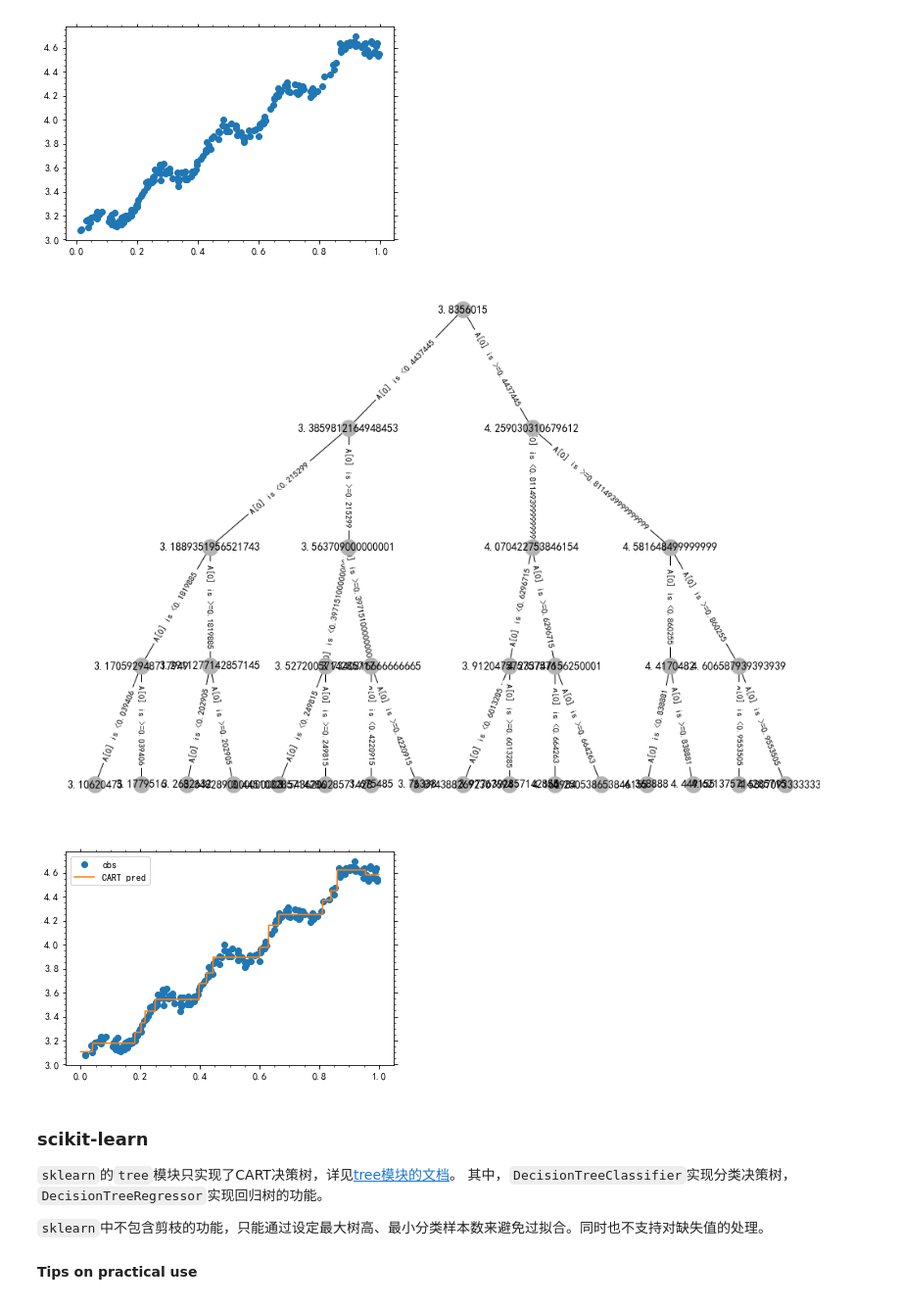
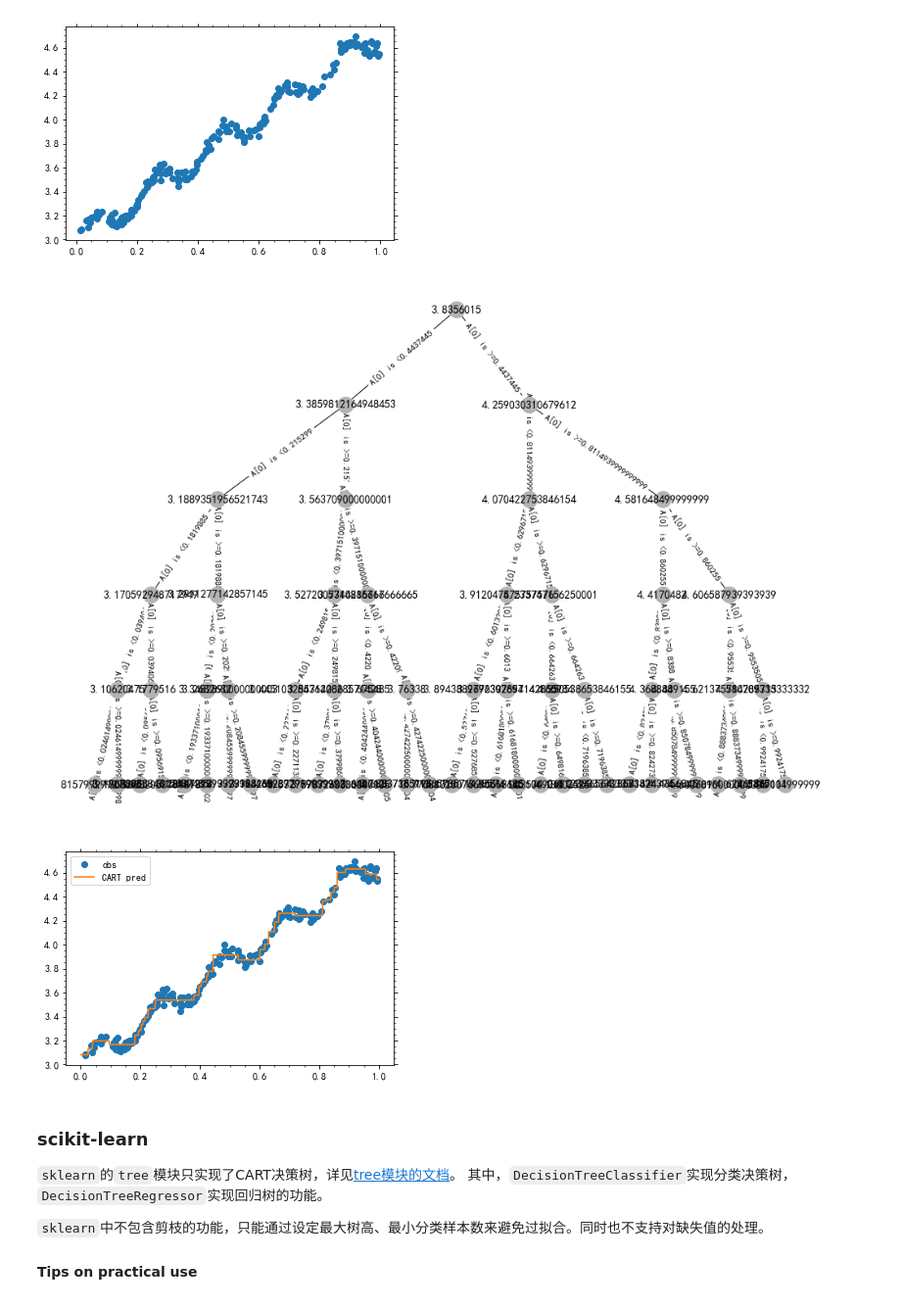
Before and after one commit to szqtc/MyMachineLearningNotes, a Jupyter notebook: 3_Trees.ipynb, the cells around one changed output. Shown: that part at 98% size. Saved outputs shown, nothing was run; the diff lists cells and outputs as text; code cells hidden in the pictures.

```diff
--- a/3_Trees.ipynb
+++ b/3_Trees.ipynb
@@ -158,7 +158,7 @@ class decision_tree:
         filter_[best_index] = False
         return best_index, best_score, best_xsplit, best_Xs_new, best_ys_new
 
-    def _generate_tree(self, X, y, filter_, depth=1):
+    def _generate_tree(self, X, y, filter_, depth=0):
         """
         The main structure of generate a decision tree:
         1. if same type labels of features, set to be a leaf node
@@ -943,7 +943,7 @@ class cart_regressor(cart_classifier):
         """
         super().__init__(scorefunc=scorefunc, maxdepth=maxdepth, seed=seed)
 
-    def _generate_tree(self, X, y, filter_, depth=1):
+    def _generate_tree(self, X, y, filter_, depth=0):
         """
         The main structure of generate a decision tree:
         1. if same type labels of features, set to be a leaf node
@@ -1032,9 +1032,9 @@ ax5.plot(X3[:, 0], y3[:, 0], ls='None', marker='o', c='C0', label='obs')
 # %%
 tree4 = cart_regressor(seed=4, maxdepth=5)
 tree4.fit(X3, y3)
-fg6 = tree4.visualize(figsize=(17, 12))
+_ = tree4.visualize(figsize=(17, 12))
 # %% [output]
-[figure, old version]
+[figure, new version]
 # %%
 x3_pl = np.linspace(0, 1, 1000).reshape(-1, 1)
 y3_pl_pred = tree4.predict(x3_pl)
@@ -1042,7 +1042,7 @@ ax5.plot(x3_pl[:, 0], y3_pl_pred[:, 0], ls='-', c='C1', label='CART pred')
 ax5.legend()
 fg5
 # %% [output]
-[figure, old version]
+[figure, new version]
 # %% [markdown]
 ### scikit-learn
 `sklearn`的`tree`模块只实现了CART决策树，详见[tree模块的文档](http://scikit-learn.org/stable/modules/tree.html#mathematical-formulation)。
```
Also changed, not shown: parts of 34 cells of this notebook, 1 other file.
